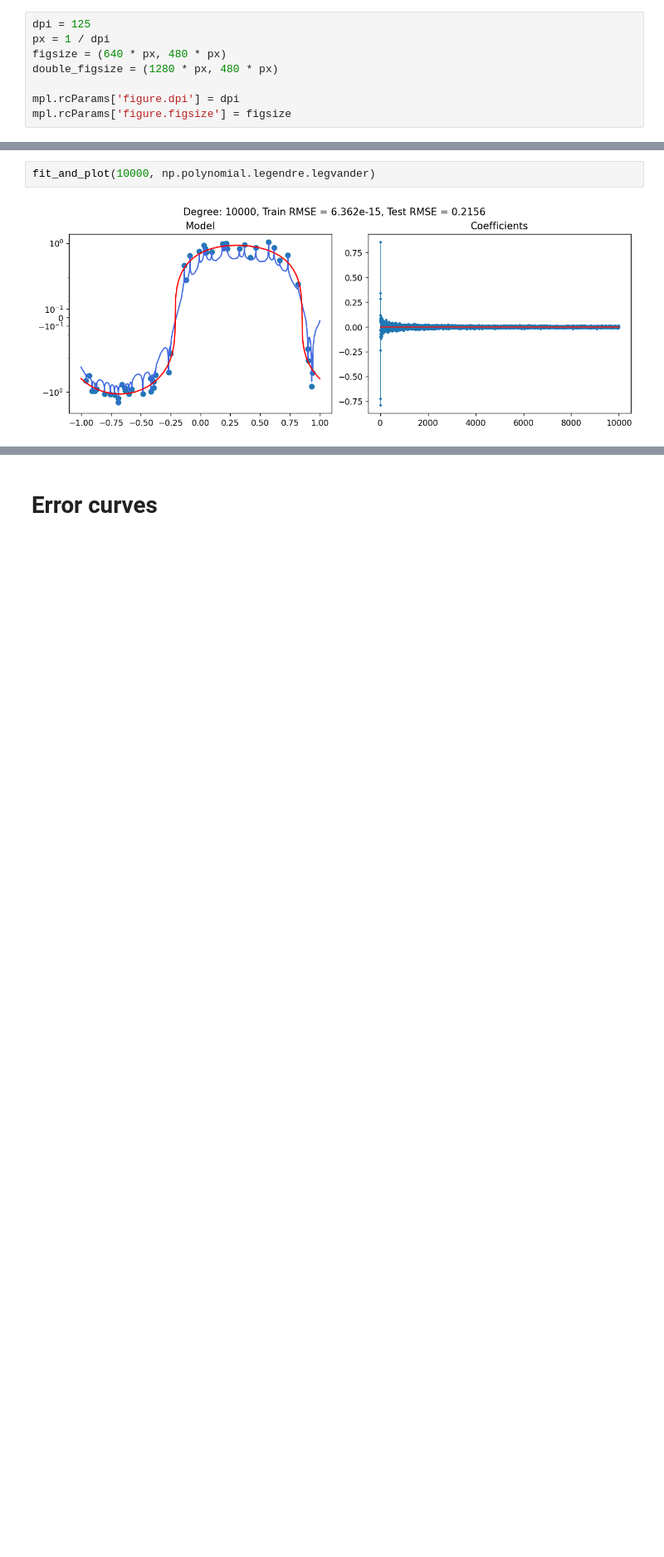
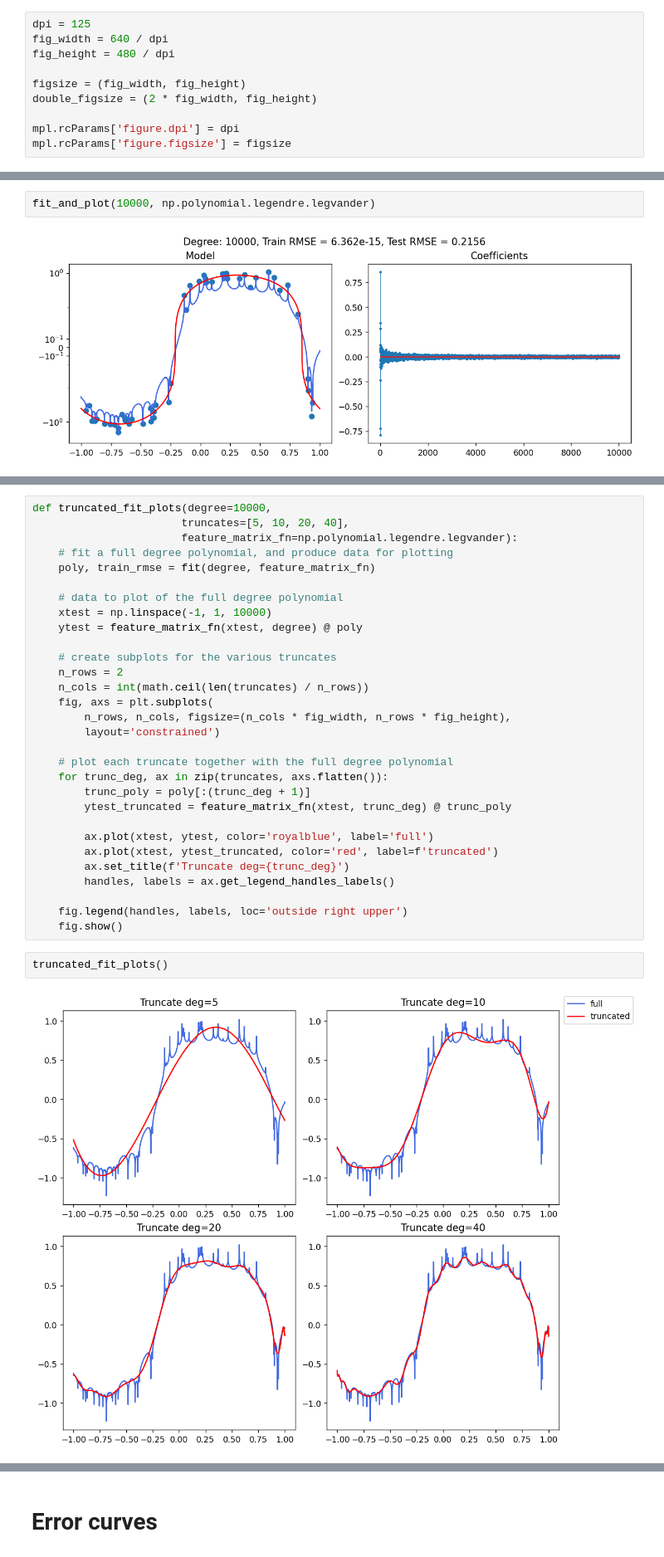
Before and after one commit to alexshtf/alexshtf.github.io, a Jupyter notebook: assets/free_polynomial_monster.ipynb, the cells around one changed output, grey strips where cells are left out. Shown at 83% size. Drawn from its saved outputs; the diff is of its cells as text; blank space fills up the shorter version.

Commit message:
Update notebook with multiresolution legendre basis.

```diff
--- a/assets/free_polynomial_monster.ipynb
+++ b/assets/free_polynomial_monster.ipynb
@@ -13,9 +14,11 @@ import cvxpy as cp
 from functools import partial
 # %%
 dpi = 125
-px = 1 / dpi
-figsize = (640 * px, 480 * px)
-double_figsize = (1280 * px, 480 * px)
+fig_width = 640 / dpi
+fig_height = 480 / dpi
+
+figsize = (fig_width, fig_height)
+double_figsize = (2 * fig_width, fig_height)
 
 mpl.rcParams['figure.dpi'] = dpi
 mpl.rcParams['figure.figsize'] = figsize
@@ -118,0 +124,34 @@ fit_and_plot(10000, np.polynomial.legendre.legvander)
+# %%
+def truncated_fit_plots(degree=10000,
+                       truncates=[5, 10, 20, 40],
+                       feature_matrix_fn=np.polynomial.legendre.legvander):
+    # fit a full degree polynomial, and produce data for plotting
+    poly, train_rmse = fit(degree, feature_matrix_fn)
+
+    # data to plot of the full degree polynomial
+    xtest = np.linspace(-1, 1, 10000)
+    ytest = feature_matrix_fn(xtest, degree) @ poly
+
+    # create subplots for the various truncates
+    n_rows = 2
+    n_cols = int(math.ceil(len(truncates) / n_rows))
+    fig, axs = plt.subplots(
+        n_rows, n_cols, figsize=(n_cols * fig_width, n_rows * fig_height),
+        layout='constrained')
+
+    # plot each truncate together with the full degree polynomial
+    for trunc_deg, ax in zip(truncates, axs.flatten()):
+        trunc_poly = poly[:(trunc_deg + 1)]
+        ytest_truncated = feature_matrix_fn(xtest, trunc_deg) @ trunc_poly
+
+        ax.plot(xtest, ytest, color='royalblue', label='full')
+        ax.plot(xtest, ytest_truncated, color='red', label=f'truncated')
+        ax.set_title(f'Truncate deg={trunc_deg}')
+        handles, labels = ax.get_legend_handles_labels()
+
+    fig.legend(handles, labels, loc='outside right upper')
+    fig.show()
+# %%
+truncated_fit_plots()
+# %% [output]
+[figure, added]
```
Also changed, not shown: parts of 5 cells of this notebook.
